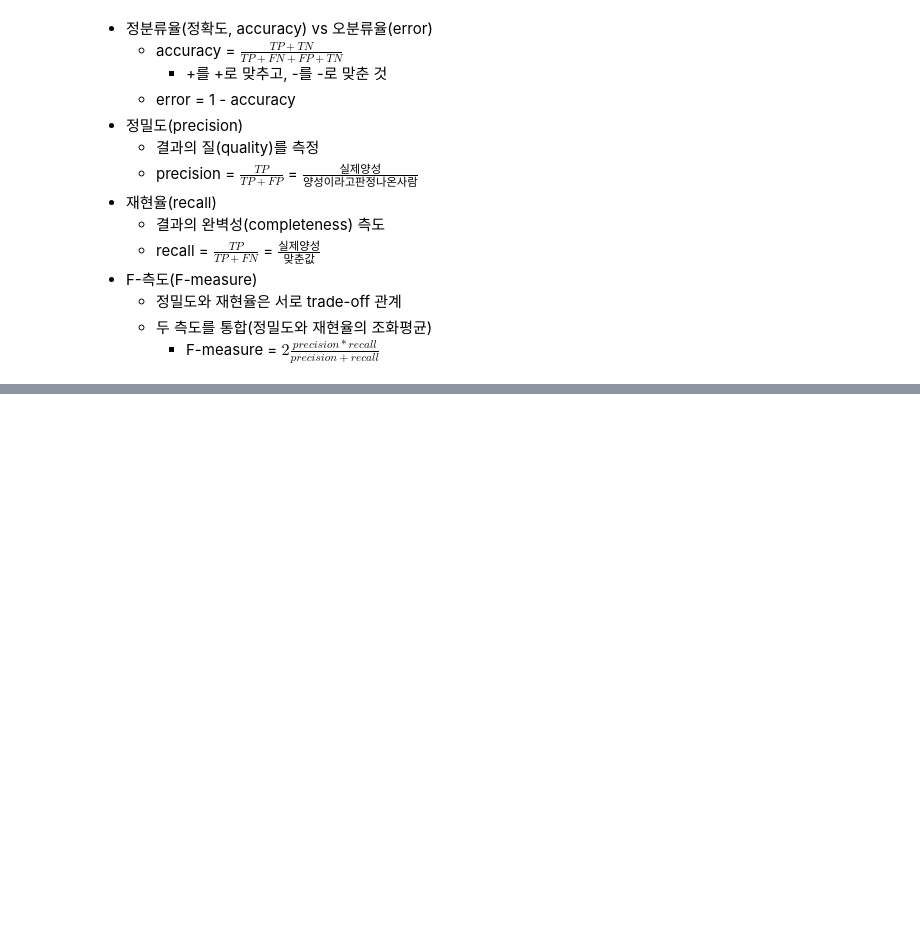
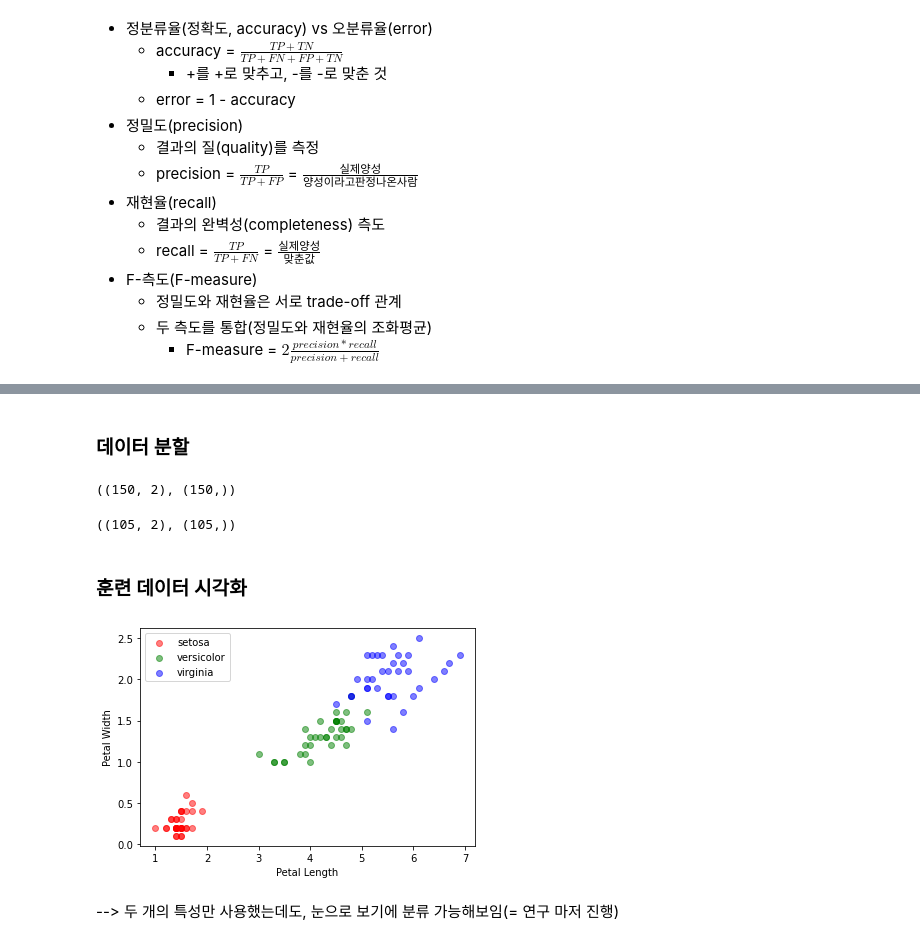
Before and after one commit to whattSUPkim/Data-Science, a Jupyter notebook: BDA2021-2/classification.ipynb, the cells around one changed output, grey strips where cells are left out. Drawn from its saved outputs; the diff is of its cells as text; code cells hidden in the pictures; blank space fills up the shorter version.

```diff
--- a/BDA2021-2/classification.ipynb
+++ b/BDA2021-2/classification.ipynb
@@ -79,0 +99,4 @@
+# %%
+from sklearn import datasets
+
+iris = datasets.load_iris()
@@ -79,0 +140,4 @@
+# %%
+X = iris.data.copy()
+X = X[:, 2:]
+X
@@ -79,0 +162,3 @@
+# %%
+y = iris.target.copy()
+y
@@ -79,0 +173,31 @@
+# %% [markdown]
+### 데이터 분할
+# %%
+X.shape, y.shape
+# %% [output]
+((150, 2), (150,))
+# %%
+from sklearn.model_selection import train_test_split # 데이터 분할 모듈
+
+X_train, X_test, y_train, y_test = train_test_split(X, y,
+                                                    train_size = 0.7,  # train : test = 7 : 3
+                                                    stratify = y)  # y의 분포대로 샘플링(계층화)
+
+X_train.shape, y_train.shape
+# %% [output]
+((105, 2), (105,))
+# %% [markdown]
+### 훈련 데이터 시각화
+# %%
+import matplotlib.pyplot as plt
+
+plt.scatter(X_train[y_train == 0][:, 0], X_train[y_train == 0][:, 1], c = 'r', alpha = 0.5, label = 'setosa')
+plt.scatter(X_train[y_train == 1][:, 0], X_train[y_train == 1][:, 1], c = 'g', alpha = 0.5, label = 'versicolor')
+plt.scatter(X_train[y_train == 2][:, 0], X_train[y_train == 2][:, 1], c = 'b', alpha = 0.5, label = 'virginia')
+plt.xlabel('Petal Length')
+plt.ylabel('Petal Width')
+plt.legend();
+# %% [output]
+[figure, added]
+# %% [markdown]
+--> 두 개의 특성만 사용했는데도, 눈으로 보기에 분류 가능해보임(= 연구 마저 진행)
```
Also changed, not shown: parts of 30 cells of this notebook.
